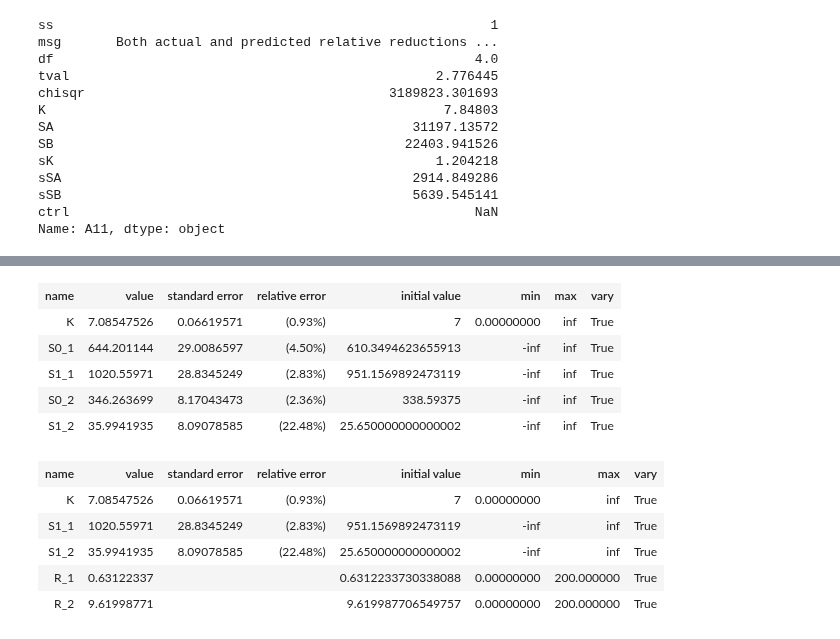
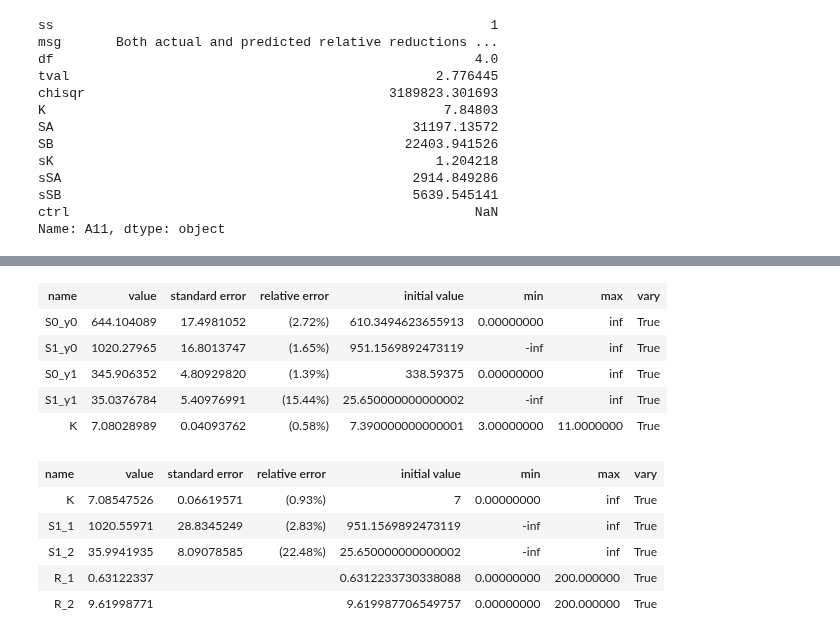
Before and after one commit to darosio/ClopHfit, a Jupyter notebook: docs/tutorials/prtecan.ipynb, the cells around one changed output, grey strips where cells are left out. Cells and saved outputs as stored; diff of their text form; code cells hidden in the pictures.

```diff
--- a/docs/tutorials/prtecan.ipynb
+++ b/docs/tutorials/prtecan.ipynb
@@ -203,8 +200,9 @@ well = "A02"
 y0 = np.array(ph_an.data_dilutioncorrected_norm[0][well])
 y1 = np.array(ph_an.data_dilutioncorrected_norm[1][well])
 x = np.array(ph_an.conc)
-xc = {1: x}
-yc = {1: y1}
-res, mini = fitting.analyze_binding_glob("pH", xc, yc)[1:]
-res.params
+
+ds = fitting.Dataset(x, {"y0": y0, "y1": y1}, is_ph=True)
+rfit = fitting.fit_binding_glob(ds, True)
+
+remcee = rfit.mini.emcee(burn=50, steps=500, workers=8, thin=10)
 # %% [output]
@@ -233,12 +227,12 @@ WARNING:root:Pandas support in corner is deprecated; use ArviZ directly
 # %%
-res.params
+remcee.params
 # %% [output]
 | name | value | standard error | relative error | initial value | min | max | vary |
-| K | 7.08547526 | 0.06619571 | (0.93%) | 7 | 0.00000000 | inf | True |
-| S0_1 | 644.201144 | 29.0086597 | (4.50%) | 610.3494623655913 | -inf | inf | True |
-| S1_1 | 1020.55971 | 28.8345249 | (2.83%) | 951.1569892473119 | -inf | inf | True |
-| S0_2 | 346.263699 | 8.17043473 | (2.36%) | 338.59375 | -inf | inf | True |
-| S1_2 | 35.9941935 | 8.09078585 | (22.48%) | 25.650000000000002 | -inf | inf | True |
+| S0_y0 | 644.104089 | 17.4981052 | (2.72%) | 610.3494623655913 | 0.00000000 | inf | True |
+| S1_y0 | 1020.27965 | 16.8013747 | (1.65%) | 951.1569892473119 | -inf | inf | True |
+| S0_y1 | 345.906352 | 4.80929820 | (1.39%) | 338.59375 | 0.00000000 | inf | True |
+| S1_y1 | 35.0376784 | 5.40976991 | (15.44%) | 25.650000000000002 | -inf | inf | True |
+| K | 7.08028989 | 0.04093762 | (0.58%) | 7.390000000000001 | 3.00000000 | 11.0000000 | True |
 # %%
 R1 = res.params["S0_1"].value / res.params["S1_1"].value
 R2 = res.params["S0_2"].value / res.params["S1_2"].value
```
Also changed, not shown: parts of 16 cells of this notebook, 12 other files.
